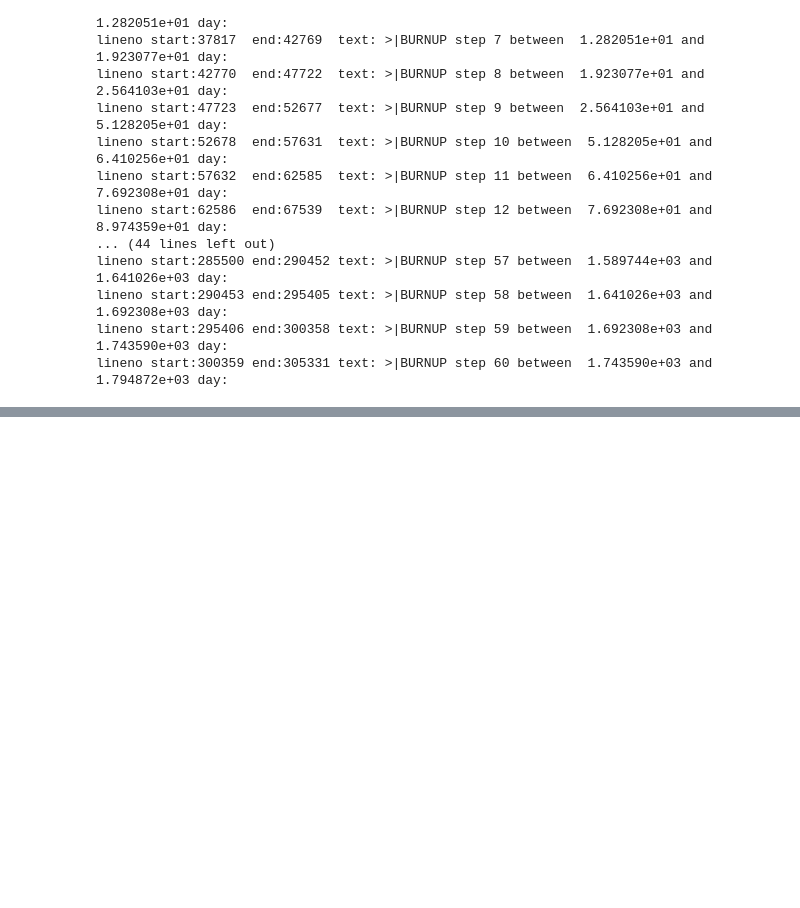
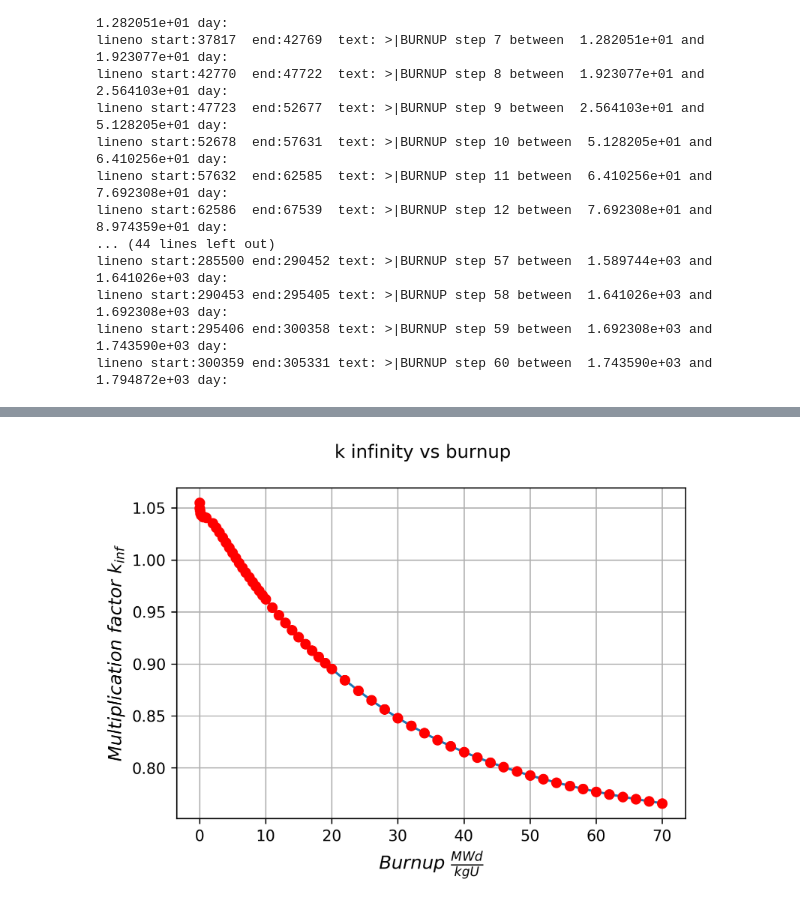
Before and after one commit to tumregels/msca, a Jupyter notebook: parse.ipynb, the cells around one changed output, grey strips where cells are left out. Drawn from its saved outputs; the diff is of its cells as text; code cells hidden in the pictures; blank space fills up the shorter version.

```diff
--- a/parse.ipynb
+++ b/parse.ipynb
@@ -66,0 +87,21 @@ lineno start:300359 end:305331 text: >|BURNUP step 60 between  1.743590e+03 and
+# %%
+def parse_burnup_vs_kinf(s: str)-> List[Tuple[Decimal, Decimal]]:
+    end='.*\n'
+    line=[m.end() for m in re.finditer(end, s)]
+
+    burn_vs_kinf = [] # save burnup vs kinf in list
+
+    pattern = r'''>\|(BURNUP:(?P<burnup>.*?)<-> K-INFINITY :(?P<kinf>.*?))(?=\|>\d+)'''
+    match=re.compile(pattern, re.MULTILINE | re.DOTALL)
+    for m in re.finditer(match, s):
+        lineno = next(i+1 for i in range(len(line)) if line[i]>m.start(1))
+        endno = lineno + len(m.group().splitlines()) - 1
+        text = m.group()[:5]
+        burnup = Decimal(m.group("burnup").strip())
+        kinf = Decimal(m.group("kinf").strip())
+        print(f'''start:{lineno: <6} end:{endno: <6} text: {text} B: {float(burnup)} KINF: {float(kinf)}''')
+        burn_vs_kinf.append((burnup, kinf))
+
+    return burn_vs_kinf
+
+parse_burnup_vs_kinf(short_str)
@@ -66,0 +115,2 @@ lineno start:300359 end:305331 text: >|BURNUP step 60 between  1.743590e+03 and
+# %%
+burnup_vs_kinf = parse_burnup_vs_kinf(long_str)
@@ -67 +135,22 @@ lineno start:300359 end:305331 text: >|BURNUP step 60 between  1.743590e+03 and
+# %%
+def plot_burnup_vs_kinf(data: Dict)-> Image:
+    x_val = [x[0]/1000 for x in data]
+    y_val = [x[1] for x in data]
+
+    fig = plt.figure()
+    plt.grid()
+    plt.plot(x_val,y_val)
+    plt.plot(x_val,y_val,'or')
+    plt.suptitle('k infinity vs burnup', fontsize=12)
+    plt.xlabel(r'$Burnup \ \frac{MWd}{kgU}$', fontsize=12)
+    plt.ylabel(r'$Multiplication \ factor \ k_{inf}$', fontsize=12)
+    filename = 'kinf_vs_burnup.png'
+    plt.savefig(filename, dpi=300, bbox_inches="tight")
+    #plt.show()
+    plt.close(fig)
+    return Image(filename, width=600, height=600)
+
+plot_burnup_vs_kinf(data=burnup_vs_kinf)
+# %% [output]
+[figure, added]
 # %%
```
Also changed, not shown: parts of 13 cells of this notebook.
